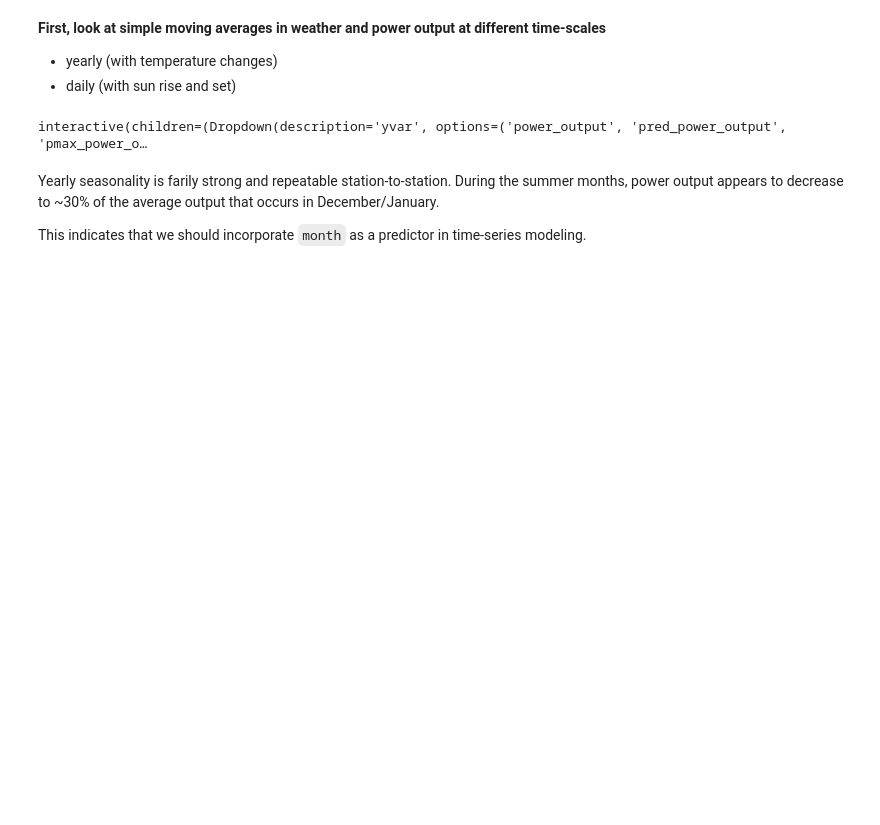
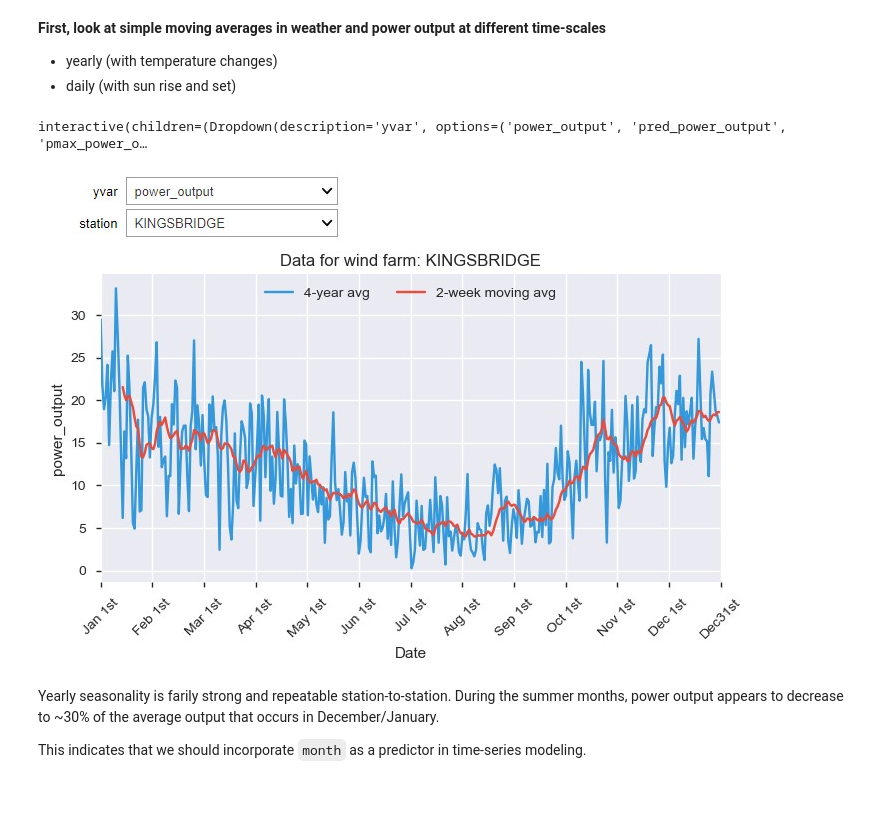
Before and after one commit to alacroix367/TDI-Proposal, a Jupyter notebook: lacroix-capstone-wind-energy-forecast.ipynb, the cells around one changed output. Cells and saved outputs as stored; diff of their text form; code cells hidden in the pictures; blank space fills up the shorter version.

```diff
--- a/lacroix-capstone-wind-energy-forecast.ipynb
+++ b/lacroix-capstone-wind-energy-forecast.ipynb
@@ -729,6 +733,10 @@ yvars = ['power_output','pred_power_output','pmax_power_output','pred_pmax_power
 interact(yearly_avg, df = fixed(df), yvar = yvars, station = stations);
 # %% [output]
 interactive(children=(Dropdown(description='yvar', options=('power_output', 'pred_power_output', 'pmax_power_o…
+# %%
+Image('visualizations/C1_examining_annual_seasonality.jpg')
+# %% [output]
+[figure, added]
 # %% [markdown]
 Yearly seasonality is farily strong and repeatable station-to-station. During the summer months, power output appears to decrease to ~30% of the average output that occurs in December/January.
 
```
Also changed, not shown: parts of 11 cells of this notebook, 15 other files.
